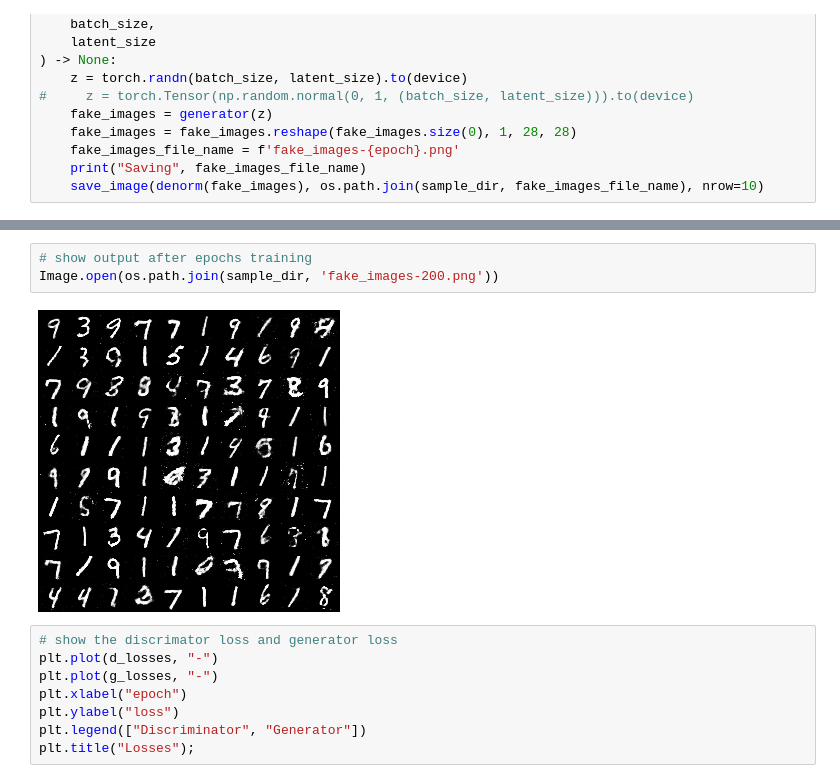
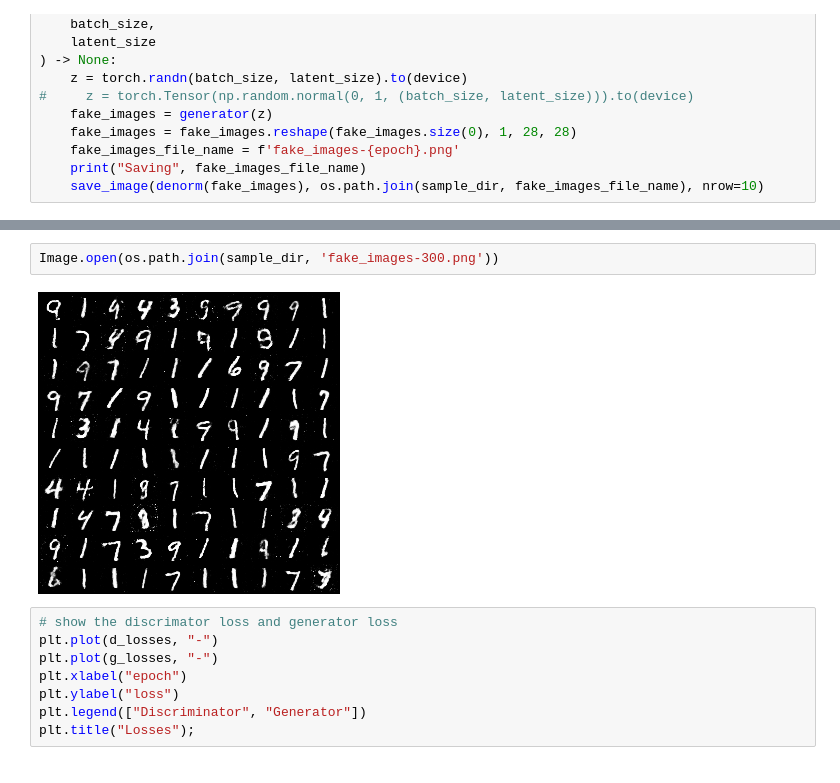
Before and after one commit to artvopilov/itmo_generative_adversarial_networks, a Jupyter notebook: notebooks/gan_dcgan.ipynb, the cells around one changed output, grey strips where cells are left out. Cells and saved outputs as stored; diff of their text form.

```diff
--- a/notebooks/gan_dcgan.ipynb
+++ b/notebooks/gan_dcgan.ipynb
@@ -342,10 +342,9 @@ Saving fake_images-300.png
 CPU times: user 4h 50min 11s, sys: 5min 13s, total: 4h 55min 25s
 Wall time: 1h 26min 35s
 # %%
-# show output after epochs training
-Image.open(os.path.join(sample_dir, 'fake_images-200.png'))
+Image.open(os.path.join(sample_dir, 'fake_images-300.png'))
 # %% [output]
-[figure, old version]
+[figure, new version]
 # %%
 # show the discrimator loss and generator loss
 plt.plot(d_losses, "-")
```
Also changed, not shown: parts of 24 cells of this notebook.
